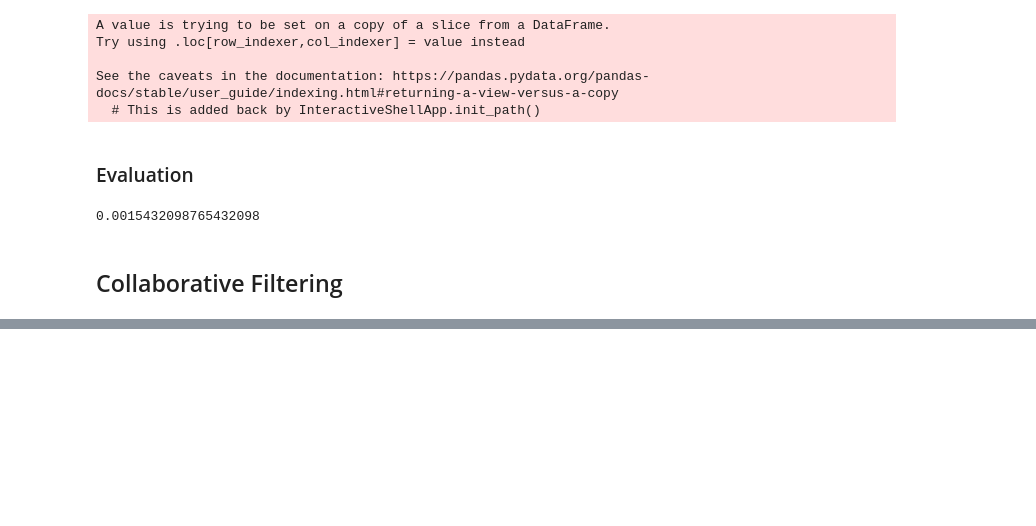
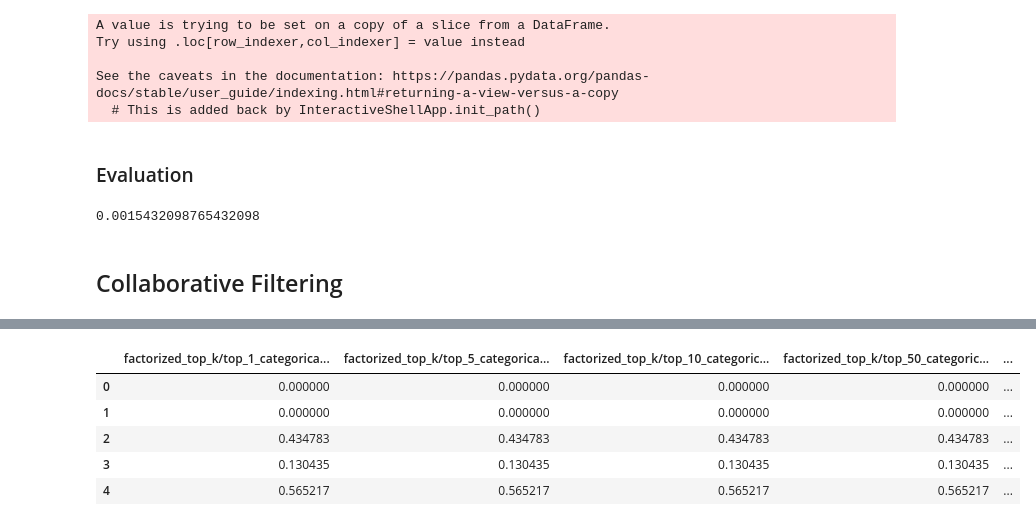
Before and after one commit to CarlaLeal/Charity-Donation-Recommendation-System, a Jupyter notebook: Recommender System.ipynb, the cells around one changed output, grey strips where cells are left out. Drawn from its saved outputs; the diff is of its cells as text; code cells hidden in the pictures; blank space fills up the shorter version.

```diff
--- a/Recommender System.ipynb
+++ b/Recommender System.ipynb
@@ -229,0 +240,10 @@ WARNING:tensorflow:6 out of the last 30 calls to <function Model.make_train_func
+# %%
+history_df = pd.DataFrame(history.history)
+history_df.head()
+# %% [output]
+|  | factorized_top_k/top_1_categorica... | factorized_top_k/top_5_categorica... | factorized_top_k/top_10_categoric... | factorized_top_k/top_50_categoric... | ... |
+| 0 | 0.000000 | 0.000000 | 0.000000 | 0.000000 | ... |
+| 1 | 0.000000 | 0.000000 | 0.000000 | 0.000000 | ... |
+| 2 | 0.434783 | 0.434783 | 0.434783 | 0.434783 | ... |
+| 3 | 0.130435 | 0.130435 | 0.130435 | 0.130435 | ... |
+| 4 | 0.565217 | 0.565217 | 0.565217 | 0.565217 | ... |
```
Also changed, not shown: parts of 6 cells of this notebook.
